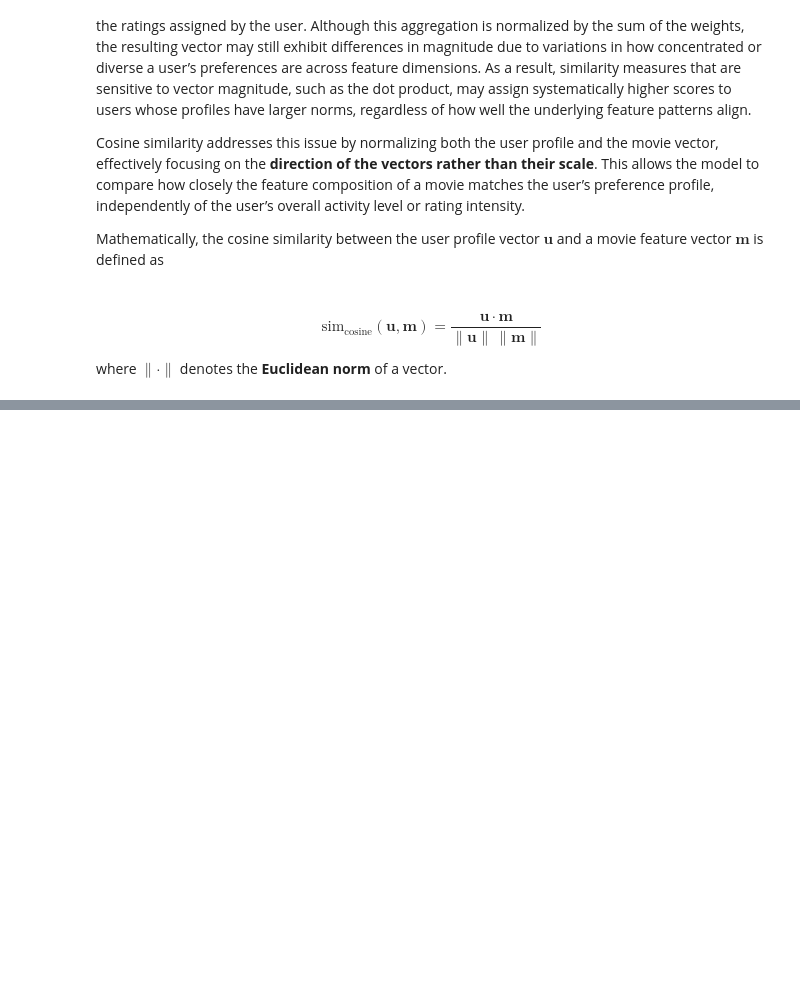
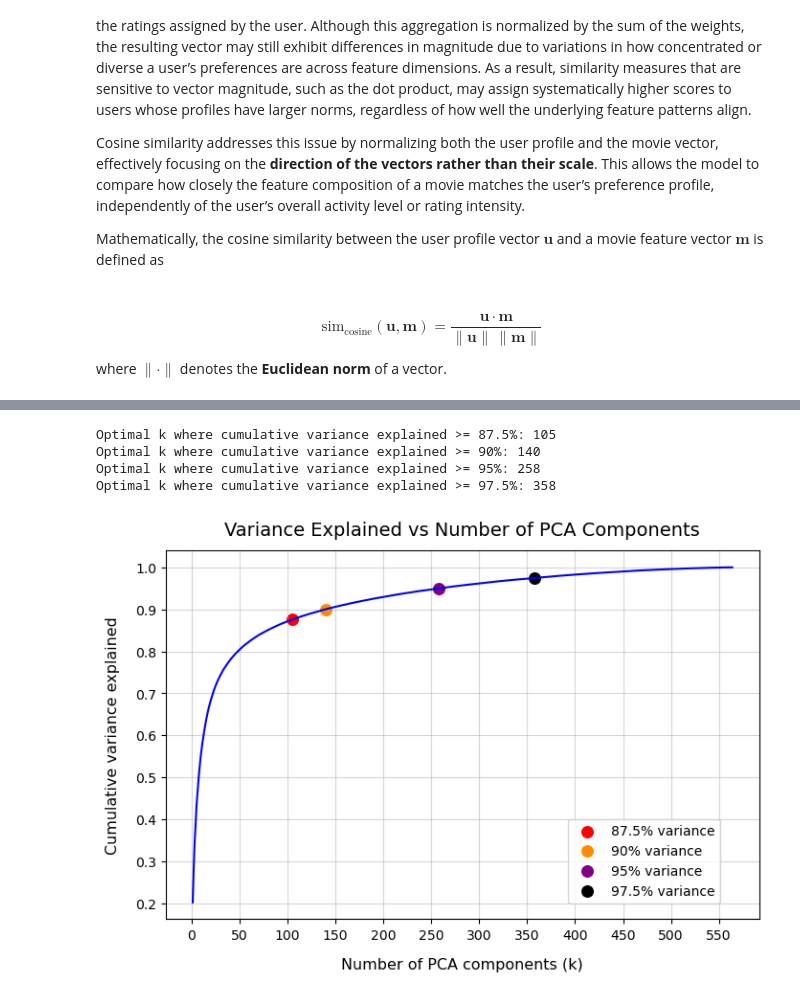
Before and after one commit to Croci-Yuri/Hybrid_Movie_Recommendation_System, a Jupyter notebook: notebooks/05_content_F.ipynb, the cells around one changed output, grey strips where cells are left out. Cells and saved outputs as stored; diff of their text form; code cells hidden in the pictures; blank space fills up the shorter version.

Commit message:
notebook 5 finished

```diff
--- a/notebooks/05_content_F.ipynb
+++ b/notebooks/05_content_F.ipynb
@@ -87,0 +246,6 @@ This combination of categorical, numerical, and derived features forms the basis
+# %%
+# Compare distinct tagIds before and after filtering
+before_tags = genome_scores['tagId'].nunique()
+after_tags = filtered_genome_scores['tagId'].nunique()
+print(f"Distinct tagIds before filtering: {before_tags}")
+print(f"Distinct tagIds after filtering: {after_tags}")
@@ -87,0 +255,4 @@ This combination of categorical, numerical, and derived features forms the basis
+# %%
+# Pivot the filtered genome_scores to create movie-tag matrix
+movie_tag_matrix = filtered_genome_scores.pivot(index='movieId', columns='tagId', values='relevance').fillna(0)
+movie_tag_matrix.head(2)
@@ -87,0 +290,40 @@ This combination of categorical, numerical, and derived features forms the basis
+# %%
+# Find the optimal k where cumulative variance explained >= 90%, 95%, 97.5%
+optimal_k_87_5 = next((k for k, var in zip(k_range, cumulative_variances) if var >= 0.875), None)
+optimal_k_90 = next((k for k, var in zip(k_range, cumulative_variances) if var >= 0.9), None)
+optimal_k_95 = next((k for k, var in zip(k_range, cumulative_variances) if var >= 0.95), None)
+optimal_k_97_5 = next((k for k, var in zip(k_range, cumulative_variances) if var >= 0.975), None)
+
+print(f"\nOptimal k where cumulative variance explained >= 87.5%: {optimal_k_87_5}")
+print(f"Optimal k where cumulative variance explained >= 90%: {optimal_k_90}")
+print(f"Optimal k where cumulative variance explained >= 95%: {optimal_k_95}")
+print(f"Optimal k where cumulative variance explained >= 97.5%: {optimal_k_97_5}")
+# %% [output]
+Optimal k where cumulative variance explained >= 87.5%: 105
+Optimal k where cumulative variance explained >= 90%: 140
+Optimal k where cumulative variance explained >= 95%: 258
+Optimal k where cumulative variance explained >= 97.5%: 358
+# %%
+# Plot cumulative variance explained
+plt.figure(figsize=(8,5))
+plt.plot(k_range, cumulative_variances, color='blue')
+
+# Highlight optimal k points with markers
+plt.scatter(optimal_k_87_5, cumulative_variances[optimal_k_87_5-1], color='red', s=70, label='87.5% variance', marker='o')
+plt.scatter(optimal_k_90, cumulative_variances[optimal_k_90-1], color='#FF8C00', s=70, label='90% variance', marker='o')
+plt.scatter(optimal_k_95, cumulative_variances[optimal_k_95-1], color='#800080', s=70, label='95% variance', marker='o')
+plt.scatter(optimal_k_97_5, cumulative_variances[optimal_k_97_5-1], color='black', s=70, label='97.5% variance', marker='o')
+
+# Add labels and formatting
+plt.xlabel('Number of PCA components (k)', labelpad=11.5, fontsize=11.5)
+plt.ylabel('Cumulative variance explained', labelpad=11.5, fontsize=11.5)
+plt.title('Variance Explained vs Number of PCA Components', pad=11.5, fontsize=14)
+plt.grid(True, alpha=0.5)
+plt.xticks(ticks=range(0, max(k_range)+1, 50))
+plt.yticks(ticks=np.arange(0.2, max(cumulative_variances)+ 0.01, 0.1))
+plt.legend( bbox_to_anchor=(0.945, 0.29))
+# Save the plot
+plt.savefig('../notebooks/images/pca_cumulative_variance.png', dpi=300)
+plt.show()
+# %% [output]
+[figure, added]
```
Also changed, not shown: parts of 47 cells of this notebook, 5 other files.
